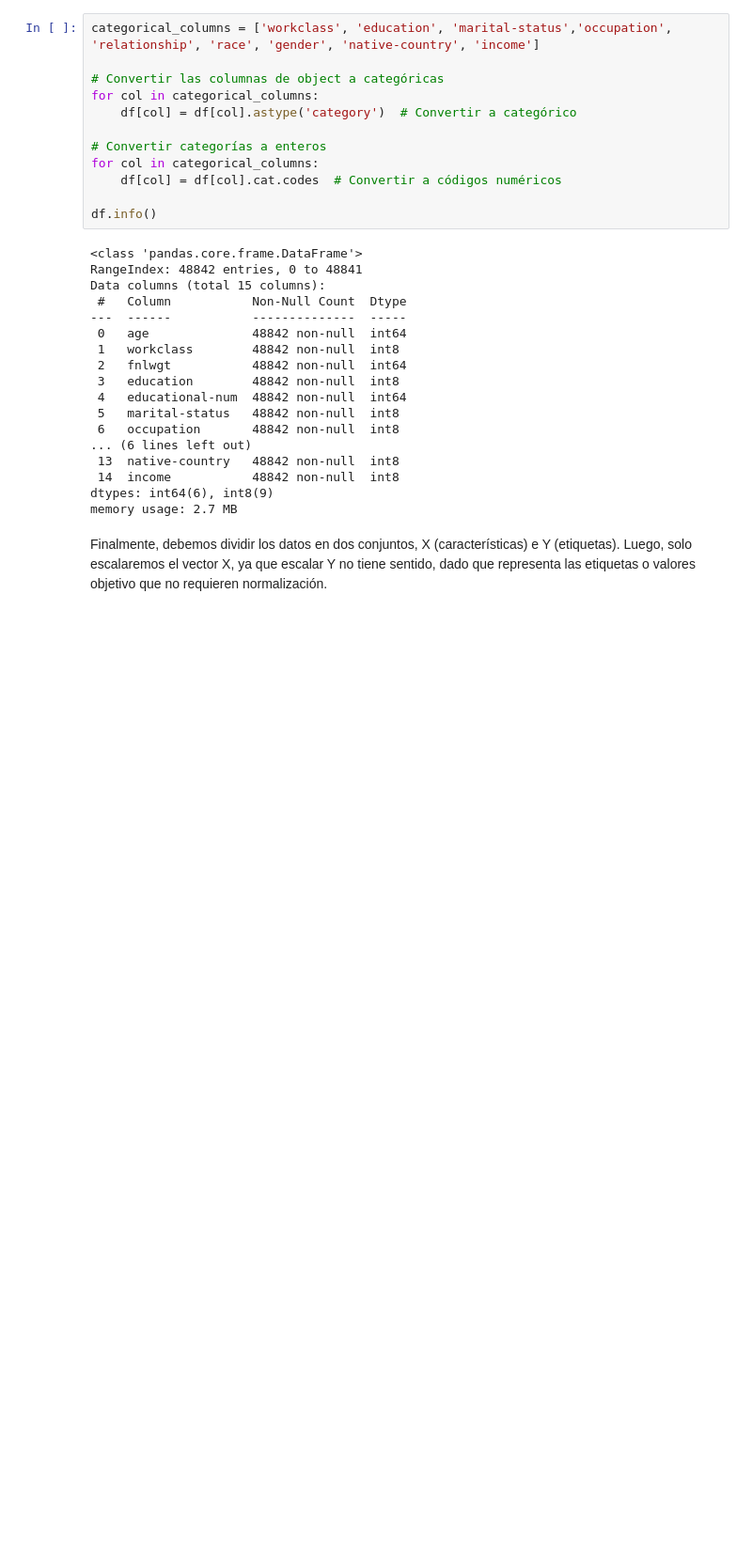
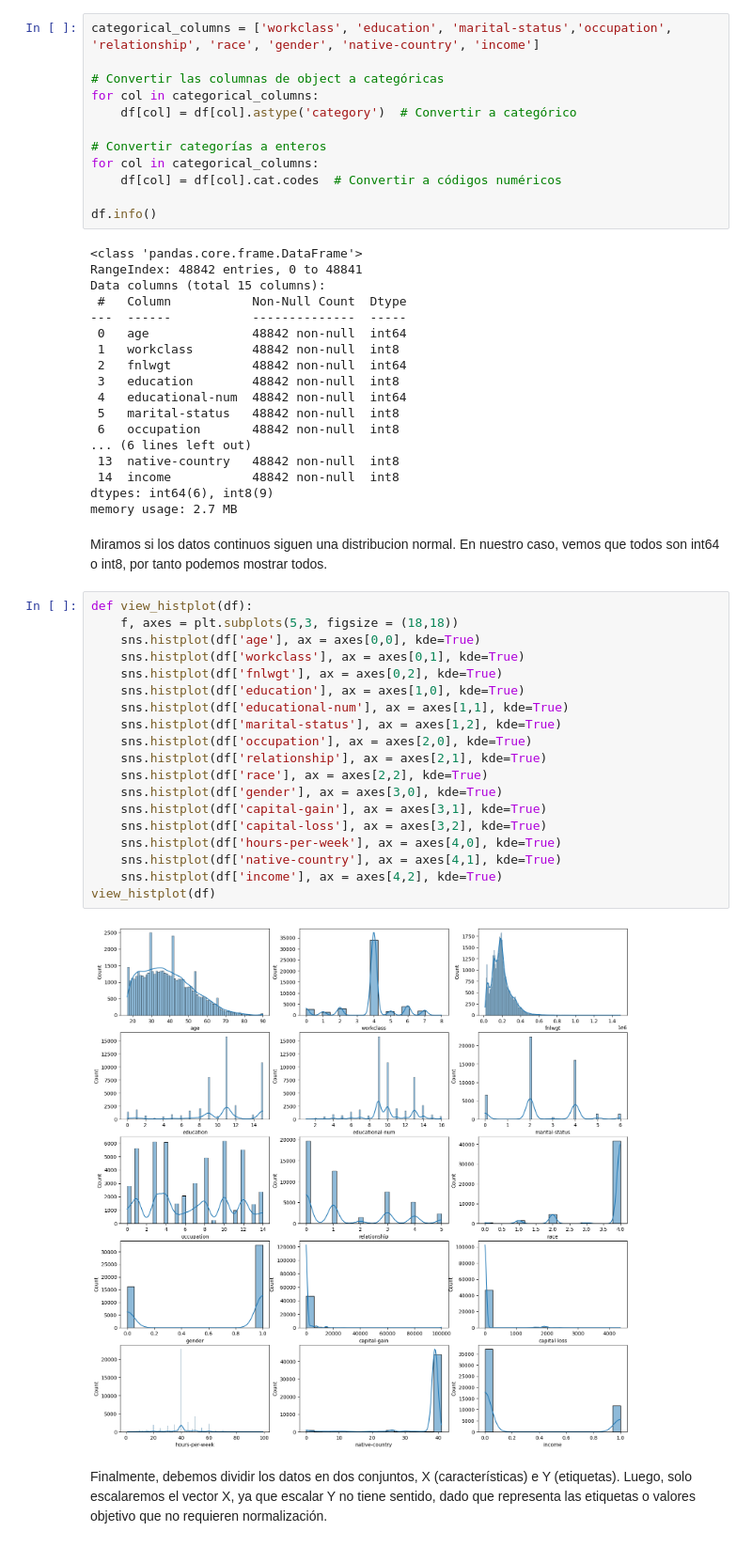
Before and after one commit to MaciaKing/UNED, a Jupyter notebook: Mineria de datos/Entregas/PEC1.ipynb, the cells around one changed output. Shown at 94% size. Saved outputs shown, nothing was run; the diff lists cells and outputs as text; blank space fills up the shorter version.

```diff
--- a/Mineria de datos/Entregas/PEC1.ipynb
+++ b/Mineria de datos/Entregas/PEC1.ipynb
@@ -151,6 +156,29 @@ Data columns (total 15 columns):
  14  income           48842 non-null  int8
 dtypes: int64(6), int8(9)
 memory usage: 2.7 MB
+# %% [markdown]
+Miramos si los datos continuos siguen una distribucion normal. En nuestro caso, vemos que todos son int64 o int8, por tanto podemos mostrar todos.
+# %%
+def view_histplot(df):
+    f, axes = plt.subplots(5,3, figsize = (18,18))
+    sns.histplot(df['age'], ax = axes[0,0], kde=True)
+    sns.histplot(df['workclass'], ax = axes[0,1], kde=True)
+    sns.histplot(df['fnlwgt'], ax = axes[0,2], kde=True)
+    sns.histplot(df['education'], ax = axes[1,0], kde=True)
+    sns.histplot(df['educational-num'], ax = axes[1,1], kde=True)
+    sns.histplot(df['marital-status'], ax = axes[1,2], kde=True)
+    sns.histplot(df['occupation'], ax = axes[2,0], kde=True)
+    sns.histplot(df['relationship'], ax = axes[2,1], kde=True)
+    sns.histplot(df['race'], ax = axes[2,2], kde=True)
+    sns.histplot(df['gender'], ax = axes[3,0], kde=True)
+    sns.histplot(df['capital-gain'], ax = axes[3,1], kde=True)
+    sns.histplot(df['capital-loss'], ax = axes[3,2], kde=True)
+    sns.histplot(df['hours-per-week'], ax = axes[4,0], kde=True)
+    sns.histplot(df['native-country'], ax = axes[4,1], kde=True)
+    sns.histplot(df['income'], ax = axes[4,2], kde=True)
+view_histplot(df)
+# %% [output]
+[figure, added]
 # %% [markdown]
 Finalmente, debemos dividir los datos en dos conjuntos, X (características) e Y (etiquetas). Luego, solo escalaremos el vector X, ya que escalar Y no tiene sentido, dado que representa las etiquetas o valores objetivo que no requieren normalización.
 # %%
```
Also changed, not shown: parts of 14 cells of this notebook.
